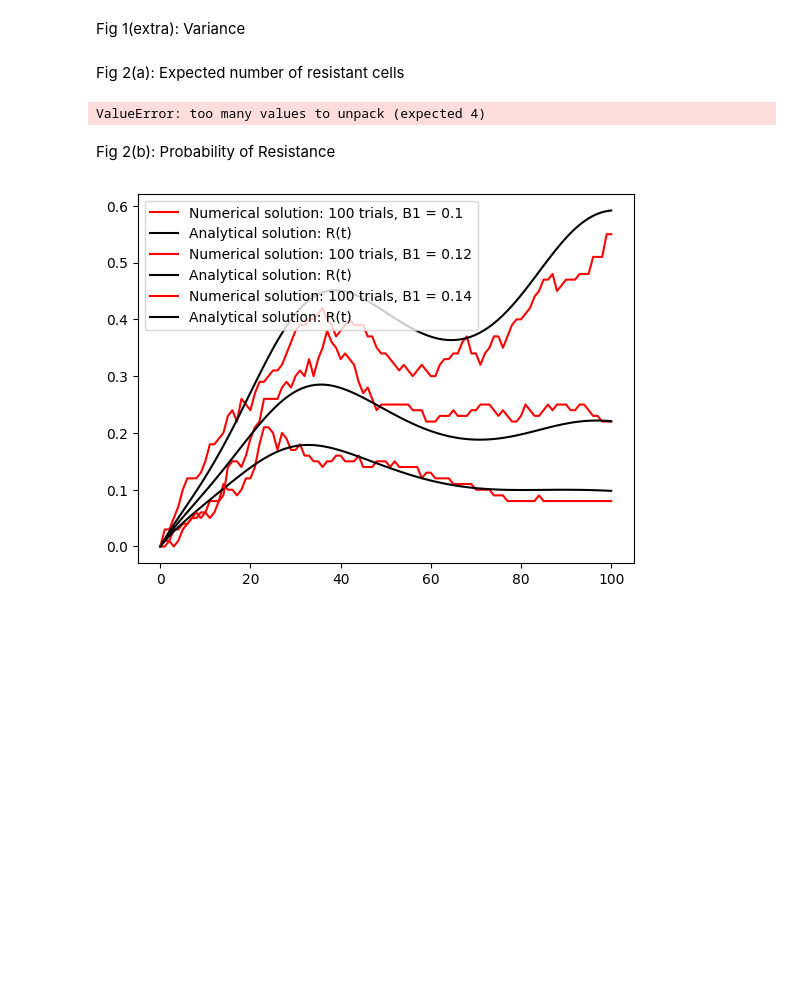
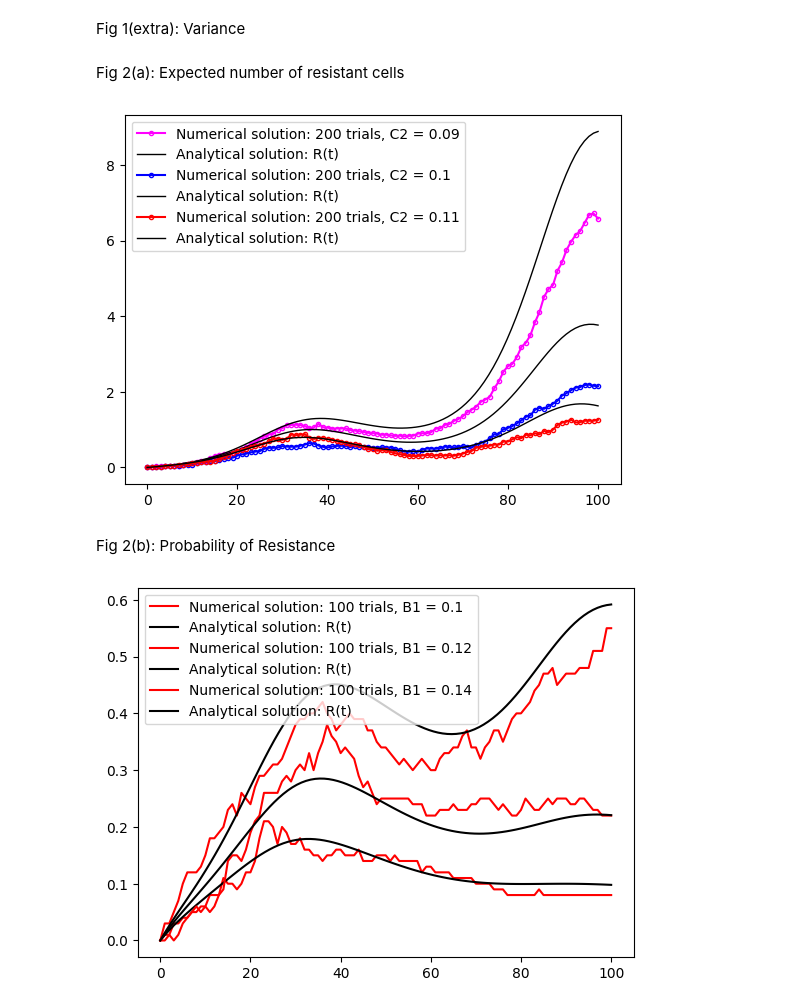
Before and after one commit to colmmcc2000/RSCAM_Group_11, a Jupyter notebook: code_RSCAM.ipynb, the cells around one changed output. Cells and saved outputs as stored; diff of their text form; code cells hidden in the pictures; blank space fills up the shorter version.

Commit message:
fix✨: fix error in fig 2a

```diff
--- a/code_RSCAM.ipynb
+++ b/code_RSCAM.ipynb
@@ -126,26 +123,32 @@ def R_t(t, C2):
 # %%
 N = 200 #Number of trials
 T_max = 100
 M0 = 100
 R0 = 0
 beta = 0.7
 u = 1e-3
 B1 = 0.1
 #C2 = 0.09
-for C2 in [0.09, 0.1, 0.11]:
-    grid, mean_pop, mean_r, probs = get_mean_trajectory_double(N, T_max, M0, R0, example_rates_double, beta, u, B1, C2)
-    plt.plot(grid, mean_r, c = 'red', label = f'Numerical solution: {N} trials, C2 = {C2}' )
+
+
+for C2, color in zip([0.09, 0.1, 0.11], ['magenta','blue','red']):
+    grid, mean_pop, mean_r, probs, var_r = get_mean_trajectory_double(N, T_max, M0, R0, example_rates_double, beta, u, B1, C2)
+
+    # plt.plot(grid, mean_r, c = 'red', label = f'Numerical solution: {N} trials, C2 = {C2}' )
+    plt.plot(grid, mean_r, c = color, marker = 'o', markersize=3, markerfacecolor='none', label = f'Numerical solution: {N} trials, C2 = {C2}' )
 
     vals_r = np.linspace(0, 100, 100)
     store_r = np.zeros(len(vals_r))
+
     for i, _ in enumerate(vals_r):
         store_r[i] = R_t(_, C2)
-    plt.plot(vals_r, store_r, c = 'black', linestyle = '-', label = 'Analytical solution: R(t)')
+
+    plt.plot(vals_r, store_r, c = 'black', linestyle = '-', linewidth=1, label = 'Analytical solution: R(t)')
     plt.legend()
 
 plt.show()
 # %% [output]
-ValueError: too many values to unpack (expected 4)
+[figure, added]
 # %% [markdown]
 Fig 2(b): Probability of Resistance
 # %%
```
Also changed, not shown: parts of 1 cell of this notebook.
